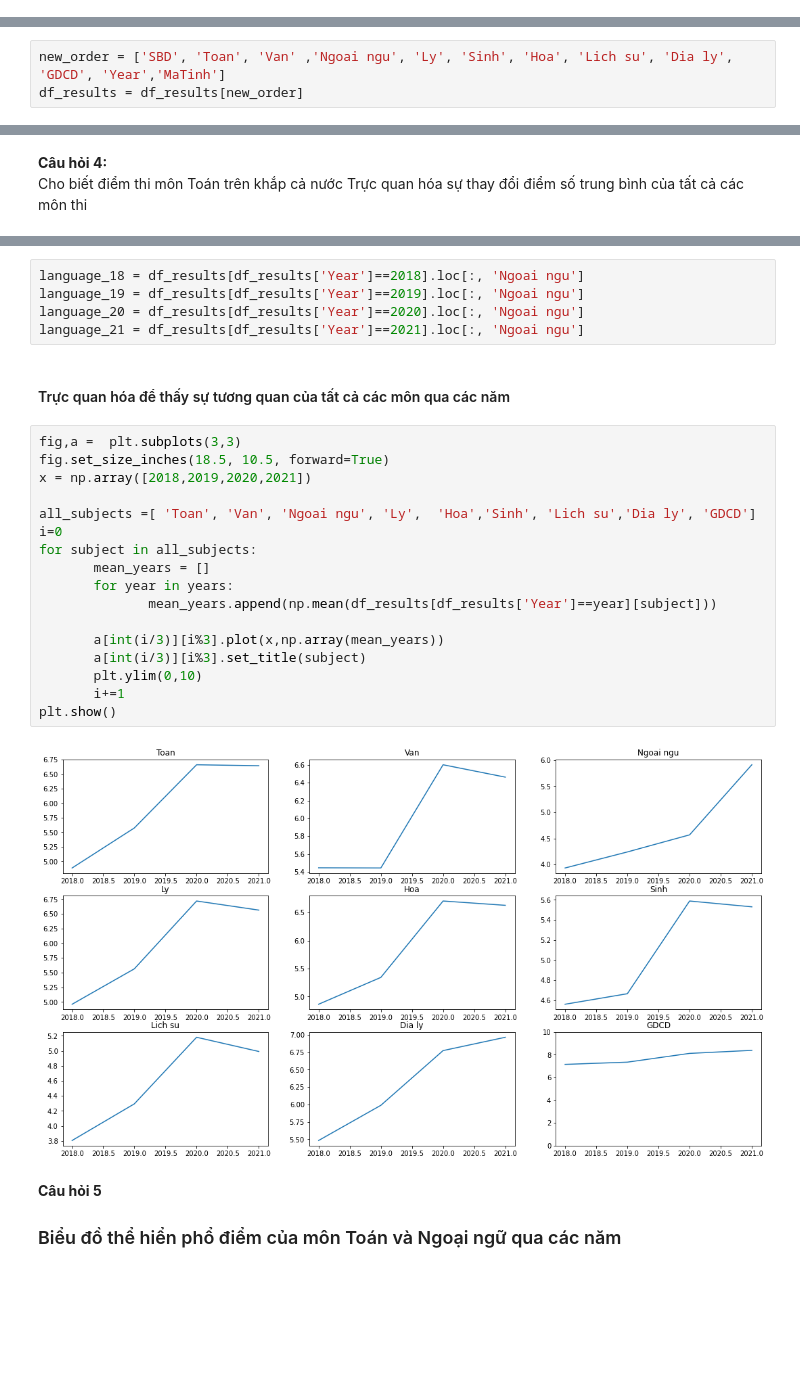
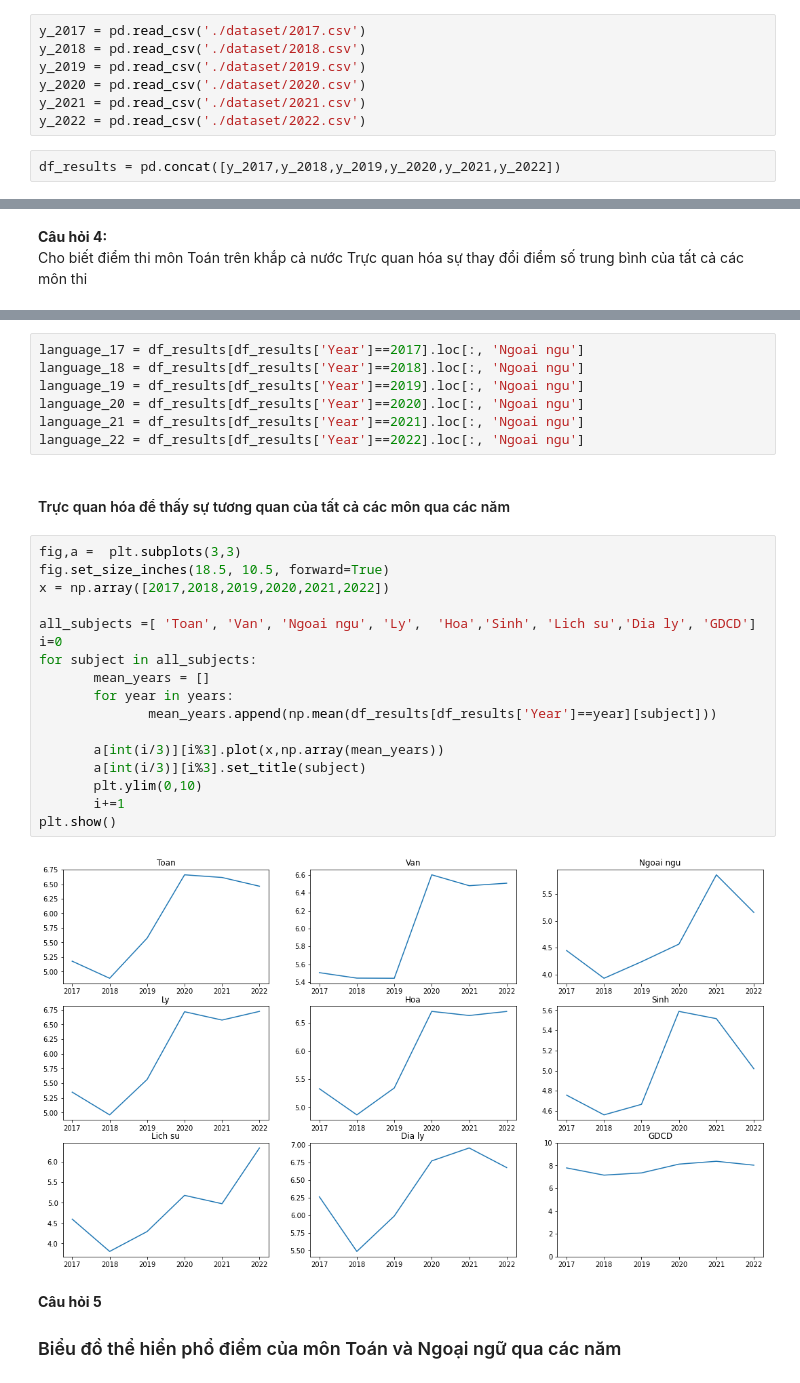
Before and after one commit to VienHaiYen/-DiemThi-2019-2022-THPTQG, a Jupyter notebook: main.ipynb, the cells around one changed output, grey strips where cells are left out. Drawn from its saved outputs; the diff is of its cells as text; blank space fills up the shorter version.

```diff
--- a/main.ipynb
+++ b/main.ipynb
@@ -52,0 +64,9 @@ Không bị trùng
+# %%
+y_2017 = pd.read_csv('./dataset/2017.csv')
+y_2018 = pd.read_csv('./dataset/2018.csv')
+y_2019 = pd.read_csv('./dataset/2019.csv')
+y_2020 = pd.read_csv('./dataset/2020.csv')
+y_2021 = pd.read_csv('./dataset/2021.csv')
+y_2022 = pd.read_csv('./dataset/2022.csv')
+# %%
+df_results = pd.concat([y_2017,y_2018,y_2019,y_2020,y_2021,y_2022])
@@ -93,6 +168,3 @@ SBD, Toan, Van, Ly, Sinh, Ngoai ngu, Year, Hoa, Lich su, Dia ly, GDCD, MaTinh,
-# %%
-new_order = ['SBD', 'Toan', 'Van' ,'Ngoai ngu', 'Ly', 'Sinh', 'Hoa', 'Lich su', 'Dia ly', 'GDCD', 'Year','MaTinh']
-df_results = df_results[new_order]
 # %% [markdown]
 ## Đặt câu hỏi và trả lời
 # %% [markdown]
@@ -395,29 +401,31 @@ math_21 = df_results[df_results['Year']==2021].loc[:,'Toan']
 # %%
+language_17 = df_results[df_results['Year']==2017].loc[:, 'Ngoai ngu']
 language_18 = df_results[df_results['Year']==2018].loc[:, 'Ngoai ngu']
 language_19 = df_results[df_results['Year']==2019].loc[:, 'Ngoai ngu']
 language_20 = df_results[df_results['Year']==2020].loc[:, 'Ngoai ngu']
 language_21 = df_results[df_results['Year']==2021].loc[:, 'Ngoai ngu']
+language_22 = df_results[df_results['Year']==2022].loc[:, 'Ngoai ngu']
 # %% [markdown]
 #### Trực quan hóa để thấy sự tương quan của tất cả các môn qua các năm
 # %%
 fig,a =  plt.subplots(3,3)
 fig.set_size_inches(18.5, 10.5, forward=True)
-x = np.array([2018,2019,2020,2021])
+x = np.array([2017,2018,2019,2020,2021,2022])
 
 all_subjects =[ 'Toan', 'Van', 'Ngoai ngu', 'Ly',  'Hoa','Sinh', 'Lich su','Dia ly', 'GDCD']
 i=0
 for subject in all_subjects:
        mean_years = []
        for year in years:
               mean_years.append(np.mean(df_results[df_results['Year']==year][subject]))
 
        a[int(i/3)][i%3].plot(x,np.array(mean_years))
        a[int(i/3)][i%3].set_title(subject)
        plt.ylim(0,10)
        i+=1
 plt.show()
 # %% [output]
-[figure, old version]
+[figure, new version]
 # %% [markdown]
 **Câu hỏi 5**
 ### Biểu đồ thể hiển phổ điểm của môn Toán và Ngoại ngữ qua các năm
```
Also changed, not shown: parts of 58 cells of this notebook.
